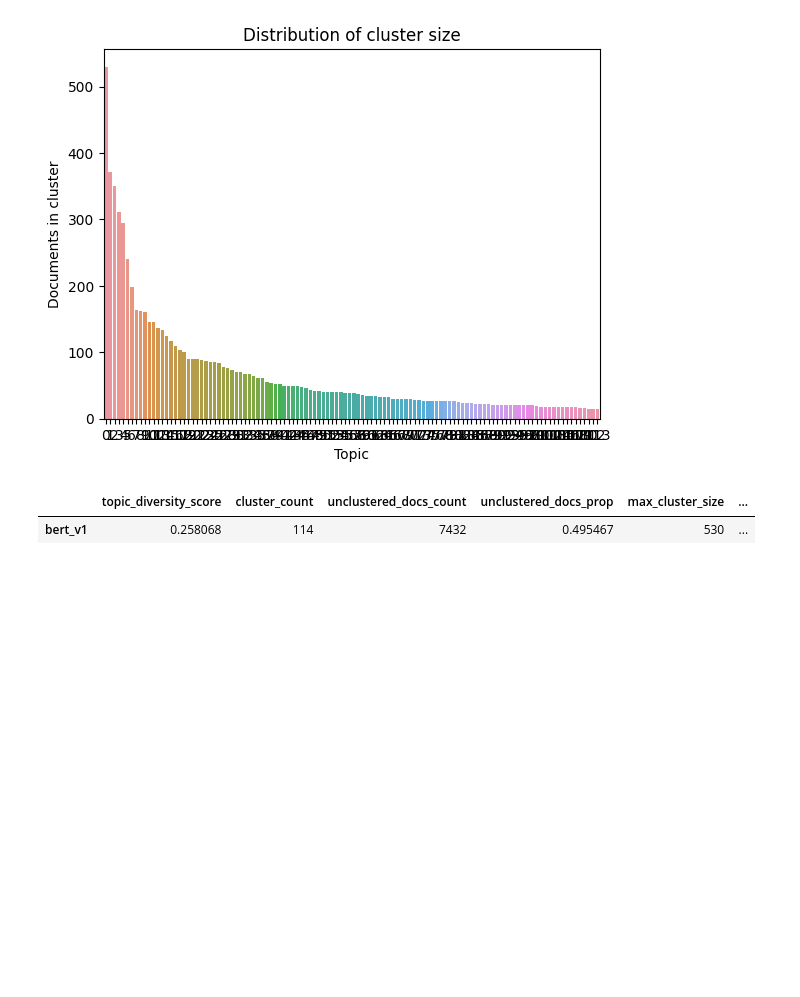
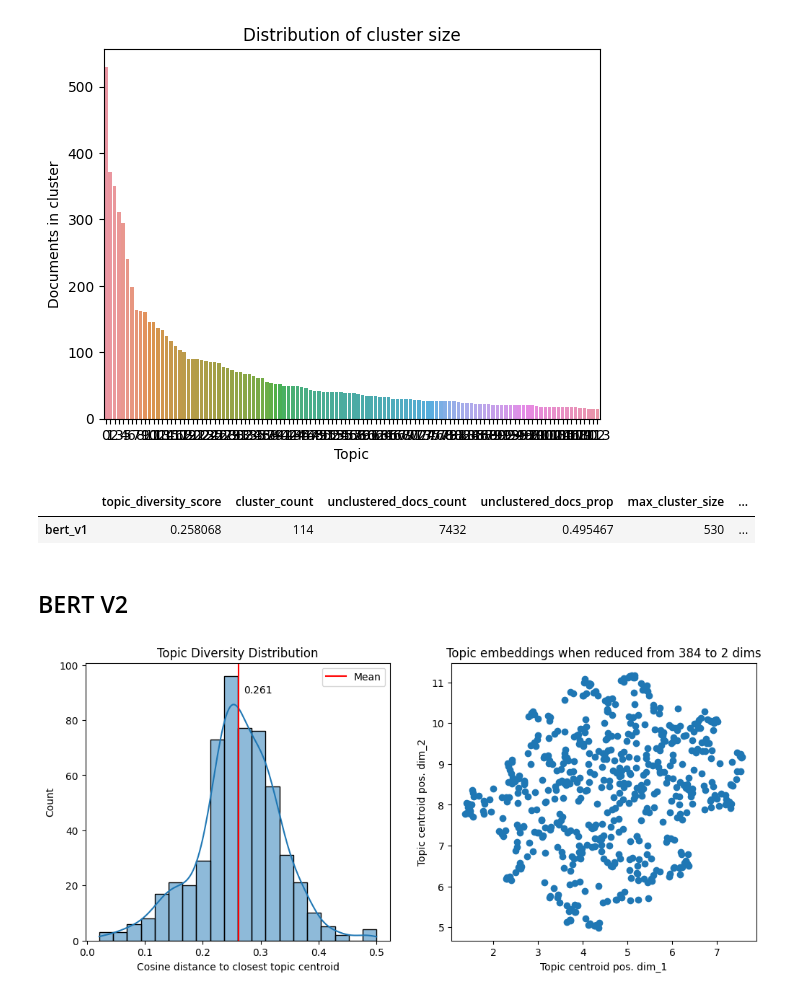
Before and after one commit to OskarMunck/Thesis, a Jupyter notebook: topic_distance_eval.ipynb, the cells around one changed output. Drawn from its saved outputs; the diff is of its cells as text; code cells hidden in the pictures; blank space fills up the shorter version.

Commit message:
BERT v2 + evaluation

```diff
--- a/topic_distance_eval.ipynb
+++ b/topic_distance_eval.ipynb
@@ -51,7 +51,6 @@ def plot_topic_diversity(topic_model, umap_metric='cosine', text_height=20):
 
     # Plot topic diversity metric
     fig, axs = plt.subplots(1,2, figsize=(12, 5))
-    fig.suptitle("BERT v1")
 
     # Plot min edge weight distribution
     sns.histplot(x=min_edges.values, kde=True, bins=20, ax=axs[0])
@@ -115,3 +114,10 @@ topics_describe(bert_v1, name="bert_v1", make_plot=True)
 [figure]
 |  | topic_diversity_score | cluster_count | unclustered_docs_count | unclustered_docs_prop | max_cluster_size | ... |
 | bert_v1 | 0.258068 | 114 | 7432 | 0.495467 | 530 | ... |
+# %% [markdown]
+## BERT V2
+# %%
+bert_v2 = BERTopic.load('BERT_v2')
+plot_topic_diversity(bert_v2, text_height=90)
+# %% [output]
+[figure, added]
```
Also changed, not shown: parts of 2 cells of this notebook, 2 other files.
